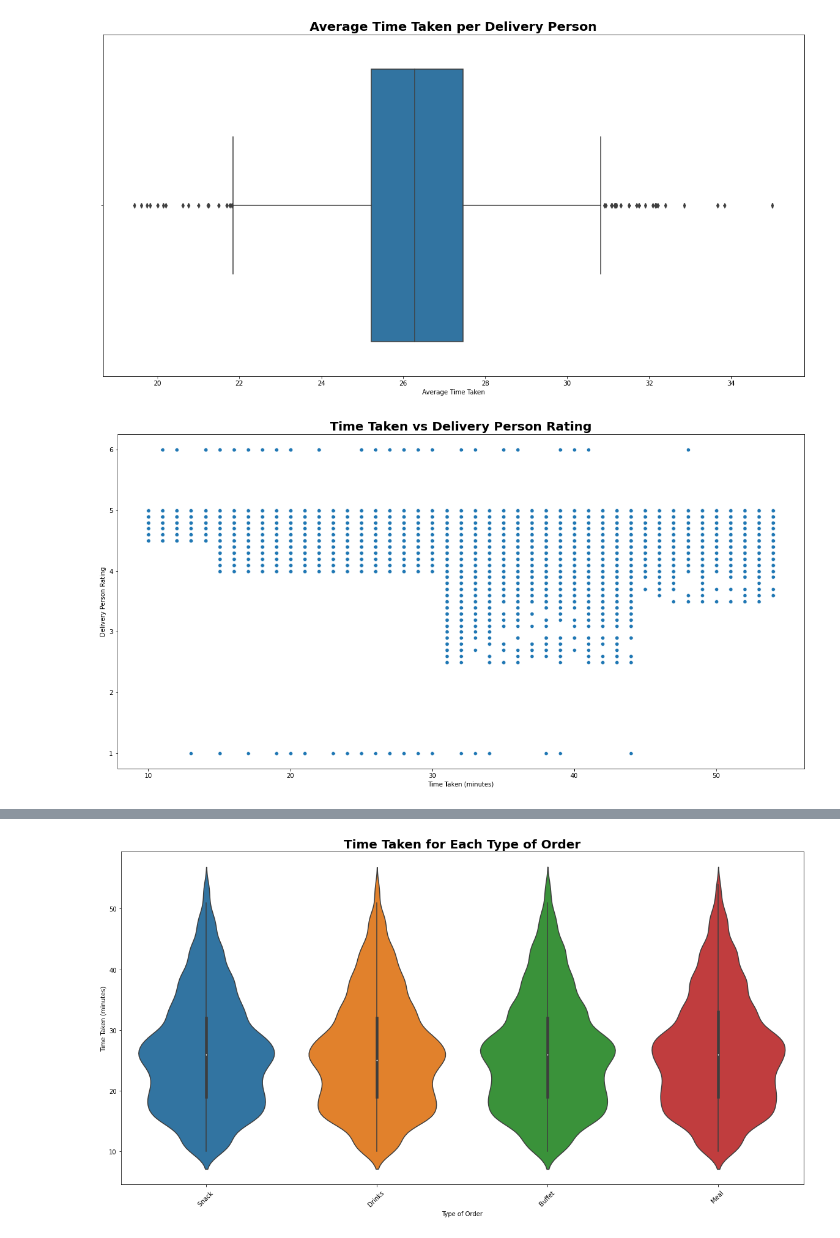
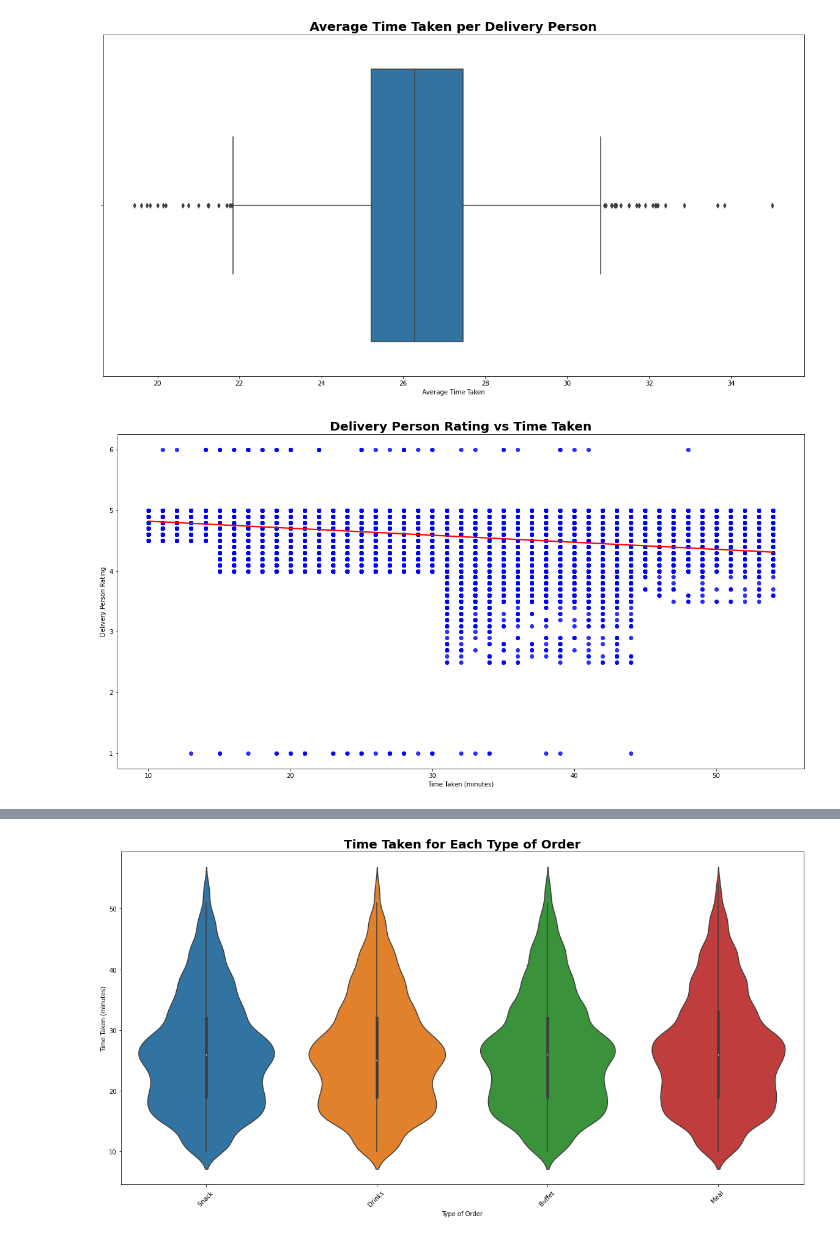
Before and after one commit to AlbertHunduza/DelivTimeAI, a Jupyter notebook: EDA.ipynb, the cells around one changed output, grey strips where cells are left out. Drawn from its saved outputs; the diff is of its cells as text; code cells hidden in the pictures.

Commit message:
added scatterplots and numerical heatmap

```diff
--- a/EDA.ipynb
+++ b/EDA.ipynb
@@ -262,16 +262,16 @@ plt.show()
 # %%
 # Set the figure size
 plt.figure(figsize=(20, 10))
 
-# Create a scatter plot
-sns.scatterplot(x="Time_taken(min)", y="Delivery_person_Ratings", data=deliv_df)
+# Create a scatter plot with regression line
+sns.regplot(x="Time_taken(min)", y="Delivery_person_Ratings", data=deliv_df, scatter_kws={"color": "blue"}, line_kws={"color": "red"})
 
 # Set the axis labels and title
 plt.xlabel("Time Taken (minutes)")
 plt.ylabel("Delivery Person Rating")
-plt.title("Time Taken vs Delivery Person Rating", fontsize=20, fontweight='bold', color = 'black')
+plt.title("Delivery Person Rating vs Time Taken", fontsize=20, fontweight='bold', color='black')
 
 # Display the plot
 plt.show()
 # %% [output]
-[figure, old version]
+[figure, new version]
```
Also changed, not shown: parts of 7 cells of this notebook.
